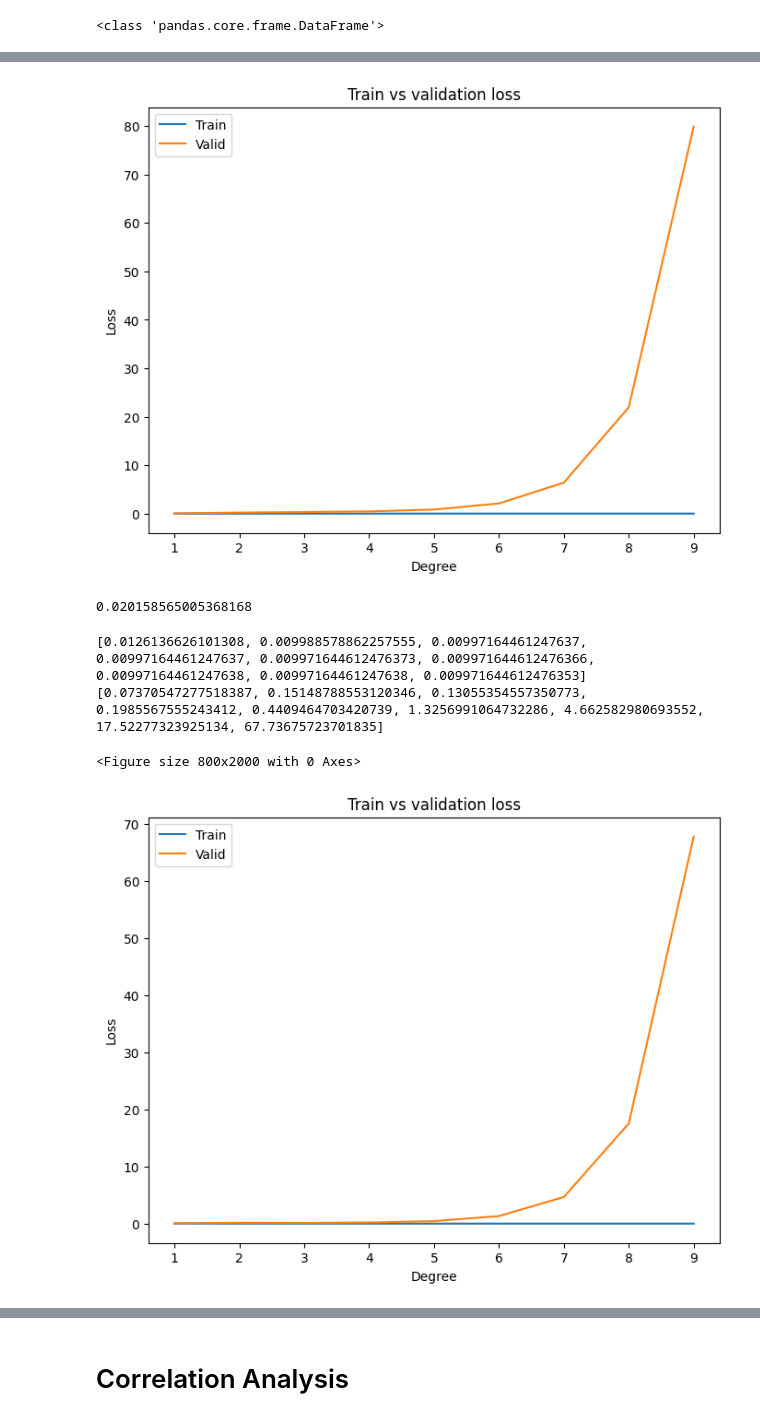
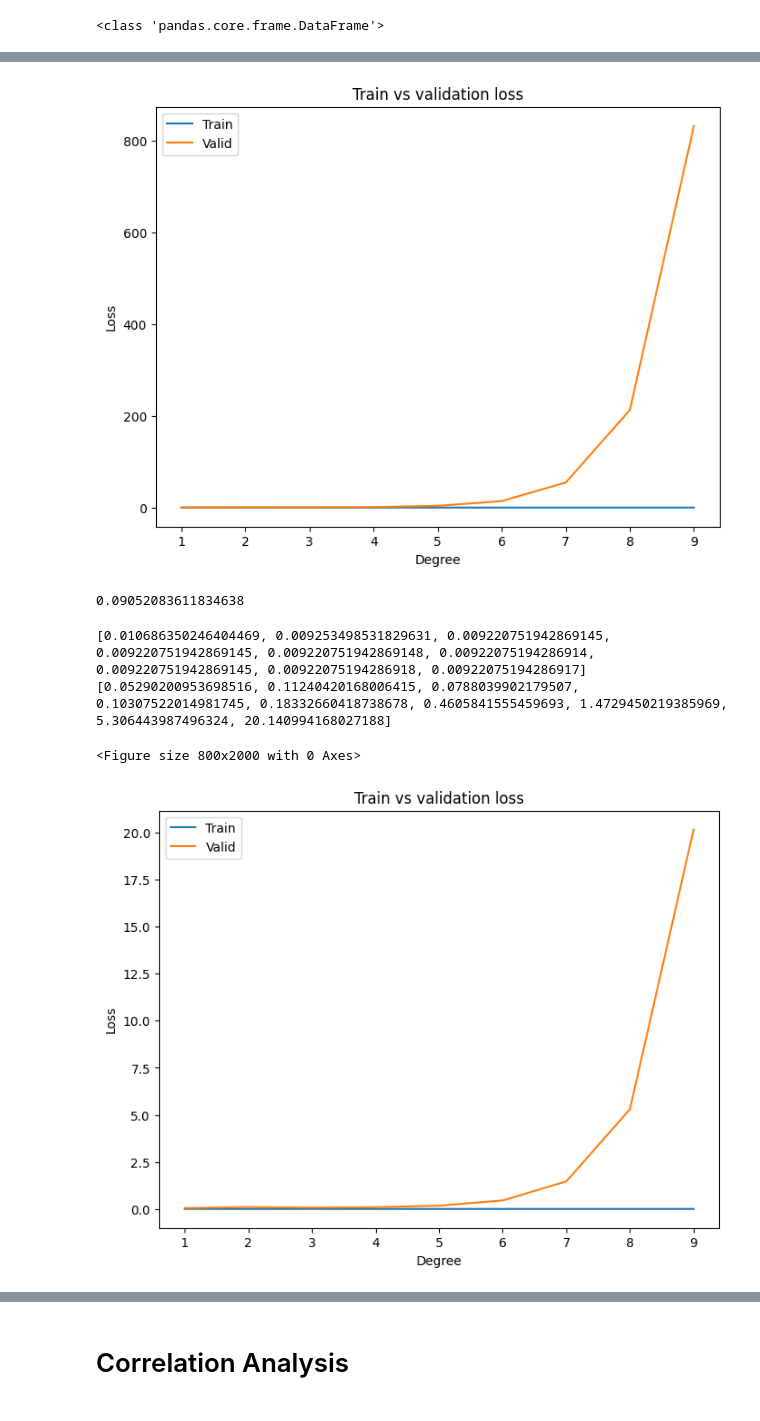
Before and after one commit to LingPeiYu/AaltoThesisDataAnalysis, a Jupyter notebook: AaltoThesisDataAnalysis.ipynb, the cells around one changed output, grey strips where cells are left out. Saved outputs shown, nothing was run; the diff lists cells and outputs as text; code cells hidden in the pictures.

```diff
--- a/AaltoThesisDataAnalysis.ipynb
+++ b/AaltoThesisDataAnalysis.ipynb
@@ -14,10 +14,19 @@ from sklearn.svm import SVC
 from sklearn.metrics import mean_squared_error, mean_absolute_error,accuracy_score # function to calculate mean squared error
 from sklearn.model_selection import train_test_split
 # %%
-data1=pd.read_csv("2023-3-31-18-54-29.csv", engine="python",encoding="ISO-8859-1", error_bad_lines=False)
-data2=pd.read_csv("2023-4-1-13-06-22.csv", engine="python",encoding="ISO-8859-1", error_bad_lines=False)
+data=[]
+data.append(pd.read_csv("2023-3-31-18-54-29.csv", engine="python",encoding="ISO-8859-1", error_bad_lines=False))
+data.append(pd.read_csv("2023-4-1-13-06-22.csv", engine="python",encoding="ISO-8859-1", error_bad_lines=False))
+data.append(pd.read_csv("2023-4-13-14-56-46.csv", engine="python",encoding="ISO-8859-1", error_bad_lines=False))
 
-TestData=pd.concat([data1,data2],axis=0)
+#data process
+for i in range(0,len(data)):
+  data[i]['FailureCount']=data[i]['FailureCount']+1
+  data[i]=data[i].rename(columns={'FailureCount': 'Attempt'})
+
+TestData=data[0]
+for i in range(1,len(data)):
+  TestData=pd.concat([TestData,data[i]],axis=0)
 
 # print the first 5 rows of the DataFrame 'RawData'
 print(type(TestData))
@@ -78,7 +90,7 @@ Index(['TestIndex', 'LevelIndex', 'Width', 'Length', 'ChessGroup',
 TestData=TestData[['TestIndex', 'LevelIndex', 'Width', 'Length',
        'KingCount', 'QueenCount', 'RookCount', 'BishopCount', 'KnightCount', 'PawnCount',
        'DataPieceCount', 'TargetStep', 'StepRange(+-)', 'AIBestStep',
-       'FailureCount', 'SuccessStep', 'PercivedDifficulty']]
+       'Attempt', 'SuccessStep', 'PercivedDifficulty']]
 print(TestData)
 # %% [output]
     TestIndex  LevelIndex  Width  Length  KingCount  QueenCount  RookCount  \
@@ -122,7 +134,7 @@ lv_val, lv_test, lv_val, lv_test = train_test_split(lv_rem,lv_rem,test_size=0.2,
 
 #process TestData
 TestData['AIBestStep']=scaler.fit_transform(TestData[['AIBestStep']])
-TestData['FailureCount']=scaler.fit_transform(TestData[['FailureCount']])
+TestData['Attempt']=scaler.fit_transform(TestData[['Attempt']])
 TestData['PercivedDifficulty']=scaler.fit_transform(TestData[['PercivedDifficulty']])
 
 data_train=TestData[TestData['LevelIndex'].isin(lv_train.ravel())]
@@ -207,7 +204,7 @@ plt.ylabel('Loss')
 plt.title('Train vs validation loss')
 plt.show()
 # %% [output]
-[figure, old version]
+[figure, new version]
 # %%
 poly = PolynomialFeatures(degree=1)
 X_train_poly = poly.fit_transform(X_train)
@@ -218,46 +215,46 @@ y_pred_test = regrPreDiff.predict(X_test_poly)
 test_error = mean_squared_error(y_test, y_pred_test)
 print(test_error)
 # %% [output]
-0.020158565005368168
+0.09052083611834638
 # %%
 #Get Y
-y_train=data_train[['FailureCount']].to_numpy()
-y_val=data_val[['FailureCount']].to_numpy()
-y_test=data_test[['FailureCount']].to_numpy()
+y_train=data_train[['Attempt']].to_numpy()
+y_val=data_val[['Attempt']].to_numpy()
+y_test=data_test[['Attempt']].to_numpy()
 
 tr_errors = []
 val_errors = []
 #Polynomial Regression
 plt.figure(figsize=(8, 20))
 for degree in range(1,10):
   poly = PolynomialFeatures(degree=degree)
   X_train_poly = poly.fit_transform(X_train)
   regr=LinearRegression(fit_intercept=False)
   regr.fit(X_train_poly,y_train)
   y_pred_train = regr.predict(X_train_poly)
   tr_error = mean_squared_error(y_train, y_pred_train)
   X_val_poly = poly.fit_transform(X_val)
   y_pred_val = regr.predict(X_val_poly)
   val_error = mean_squared_error(y_val, y_pred_val)
   tr_errors.append(tr_error)
   val_errors.append(val_error)
 
 print(tr_errors)
 print(val_errors)
 
 plt.figure(figsize=(8, 6))
 plt.plot(range(1,10), tr_errors, label = 'Train')
 plt.plot(range(1,10), val_errors,label = 'Valid')
 plt.legend(loc = 'upper left')
 plt.xlabel('Degree')
 plt.ylabel('Loss')
 plt.title('Train vs validation loss')
 plt.show()
 # %% [output]
-[0.0126136626101308, 0.009988578862257555, 0.00997164461247637, 0.00997164461247637, 0.009971644612476373, 0.009971644612476366, 0.00997164461247638, 0.00997164461247638, 0.009971644612476353]
-[0.07370547277518387, 0.15148788553120346, 0.13055354557350773, 0.1985567555243412, 0.4409464703420739, 1.3256991064732286, 4.662582980693552, 17.52277323925134, 67.73675723701835]
+[0.010686350246404469, 0.009253498531829631, 0.009220751942869145, 0.009220751942869145, 0.009220751942869148, 0.00922075194286914, 0.009220751942869145, 0.00922075194286918, 0.00922075194286917]
+[0.05290200953698516, 0.11240420168006415, 0.0788039902179507, 0.10307522014981745, 0.18332660418738678, 0.4605841555459693, 1.4729450219385969, 5.306443987496324, 20.140994168027188]
 <Figure size 800x2000 with 0 Axes>
-[figure, old version]
+[figure, new version]
 # %%
 poly = PolynomialFeatures(degree=1)
 X_train_poly = poly.fit_transform(X_train)
```
Also changed, not shown: parts of 17 cells of this notebook.
